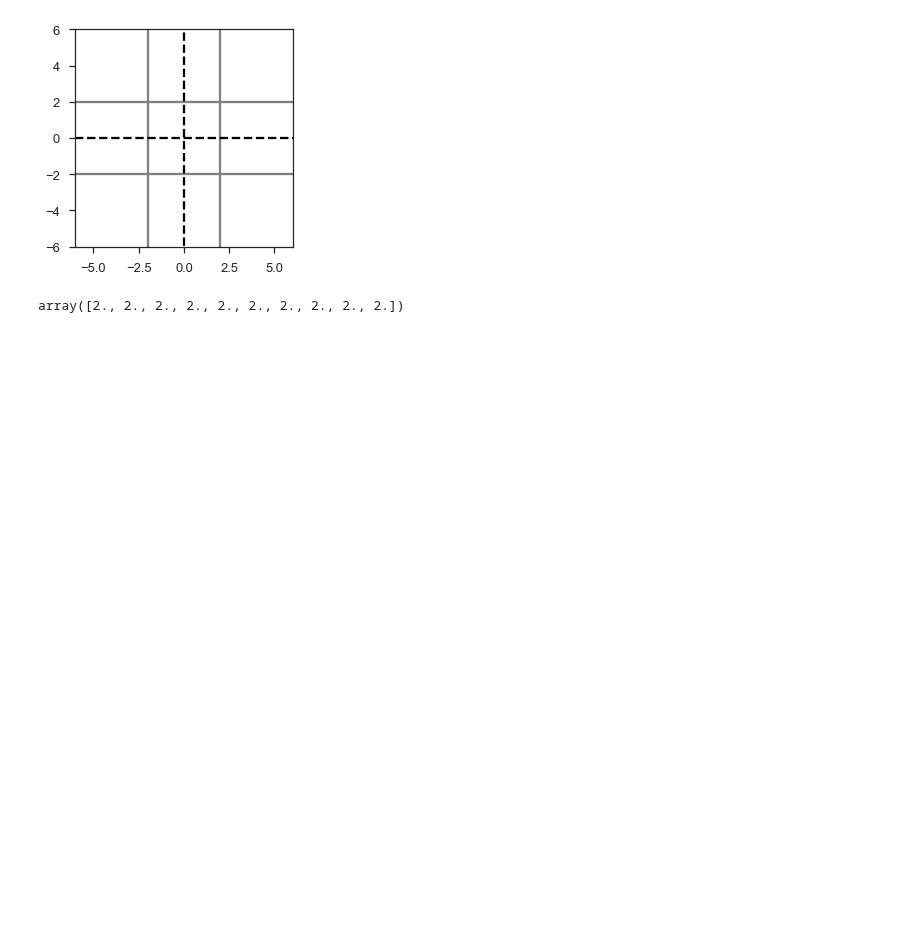
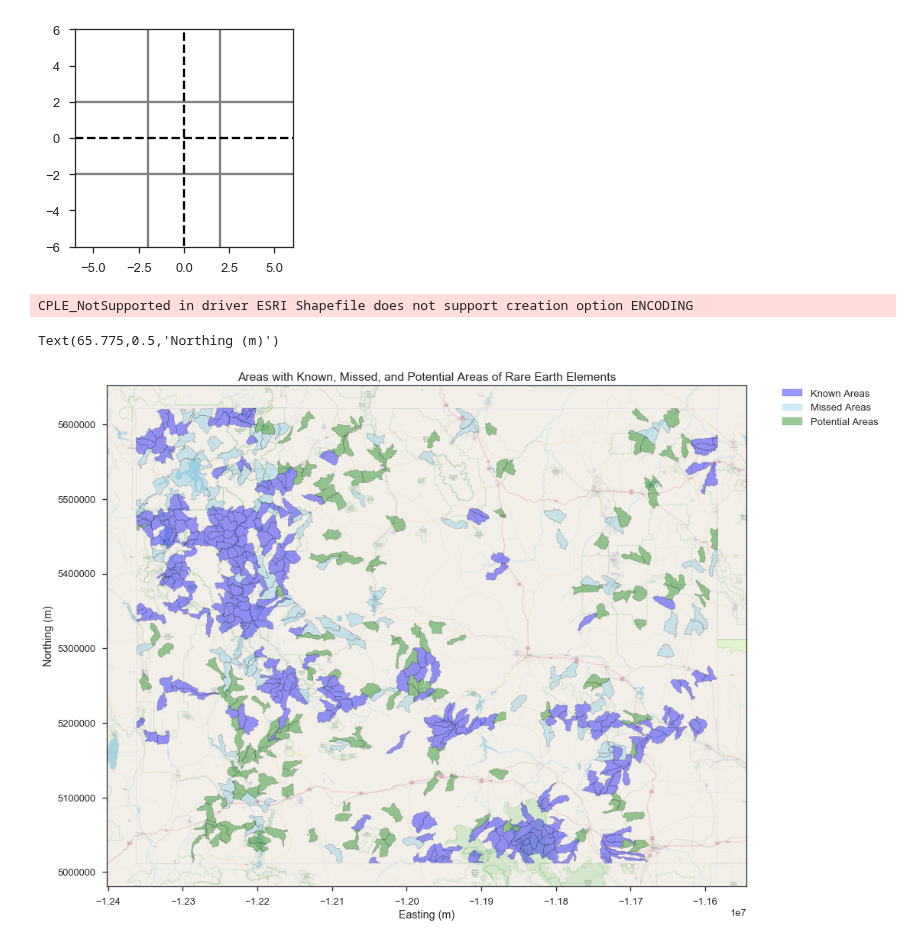
Before and after one commit to jessepisel/criticalandstrategic, a Jupyter notebook: Figure creation.ipynb, the cells around one changed output. Cells and saved outputs as stored; diff of their text form; code cells hidden in the pictures; blank space fills up the shorter version.

```diff
--- a/Figure creation.ipynb
+++ b/Figure creation.ipynb
@@ -267,7 +286,38 @@ plt.ylim(-6,6)
 # %% [output]
 (-6, 6)
 [figure]
-# %%
-np.zeros(10)+2
-# %% [output]
-array([2., 2., 2., 2., 2., 2., 2., 2., 2., 2.])
+# %%
+ree_known = gpd.read_file(r'J:\Geology\WSGS\Projects\Critical Minerals\results shapefiles\ree_known_areas.shp')
+ree_missed = gpd.read_file(r'J:\Geology\WSGS\Projects\Critical Minerals\results shapefiles\ree_missed_opportunity.shp')
+ree_sed = gpd.read_file(r'J:\Geology\WSGS\Projects\Critical Minerals\results shapefiles\ree_sed.shp')
+ree_rock_hot = gpd.read_file(r'J:\Geology\WSGS\Projects\Critical Minerals\results shapefiles\ree_rock_heatmap.shp')
+ree_sed_hot = gpd.read_file(r'J:\Geology\WSGS\Projects\Critical Minerals\results shapefiles\ree_sed_heatmap.shp')
+
+
+ree_known = ree_known.to_crs(epsg=3857)
+ree_missed = ree_missed.to_crs(epsg=3857)
+ree_sed = ree_sed.to_crs(epsg=3857)
+ree_rock_hot = ree_sed.to_crs(epsg=3857)
+ree_sed_hot = ree_sed.to_crs(epsg=3857)
+
+ree_sed[ree_sed['zscore'] >=2.0].to_file(driver='ESRI Shapefile', filename='sediment_above_two.shp')
+import matplotlib.patches as mpatches
+# %% [output]
+CPLE_NotSupported in driver ESRI Shapefile does not support creation option ENCODING
+# %%
+ax = ree_known.plot(figsize=(15, 15), alpha=0.4, edgecolor='k', color='blue')
+ree_missed.plot(figsize=(10, 10), alpha=0.4, edgecolor='k', color='skyblue', ax=ax, label='Missed Areas')
+ree_sed[ree_sed['zscore'] >=2.0].plot(figsize=(10, 10), alpha=0.4, edgecolor='k', color='green', ax=ax, label='Potential Areas')
+add_basemap(ax, zoom=10, url=ctx.sources.OSM_A)
+
+
+blue_patch = mpatches.Patch(color='blue', label='Known Areas', alpha=0.4)
+skyblue_patch = mpatches.Patch(color='skyblue', label='Missed Areas', alpha=0.4)
+green_patch = mpatches.Patch(color='green', label='Potential Areas', alpha=0.4)
+plt.legend(handles=[blue_patch, skyblue_patch, green_patch], bbox_to_anchor=(1.05, 1), loc=2, borderaxespad=0.)
+plt.title('Areas with Known, Missed, and Potential Areas of Rare Earth Elements')
+plt.xlabel('Easting (m)')
+plt.ylabel('Northing (m)')
+# %% [output]
+Text(65.775,0.5,'Northing (m)')
+[figure, added]
```
Also changed, not shown: parts of 8 cells of this notebook.
